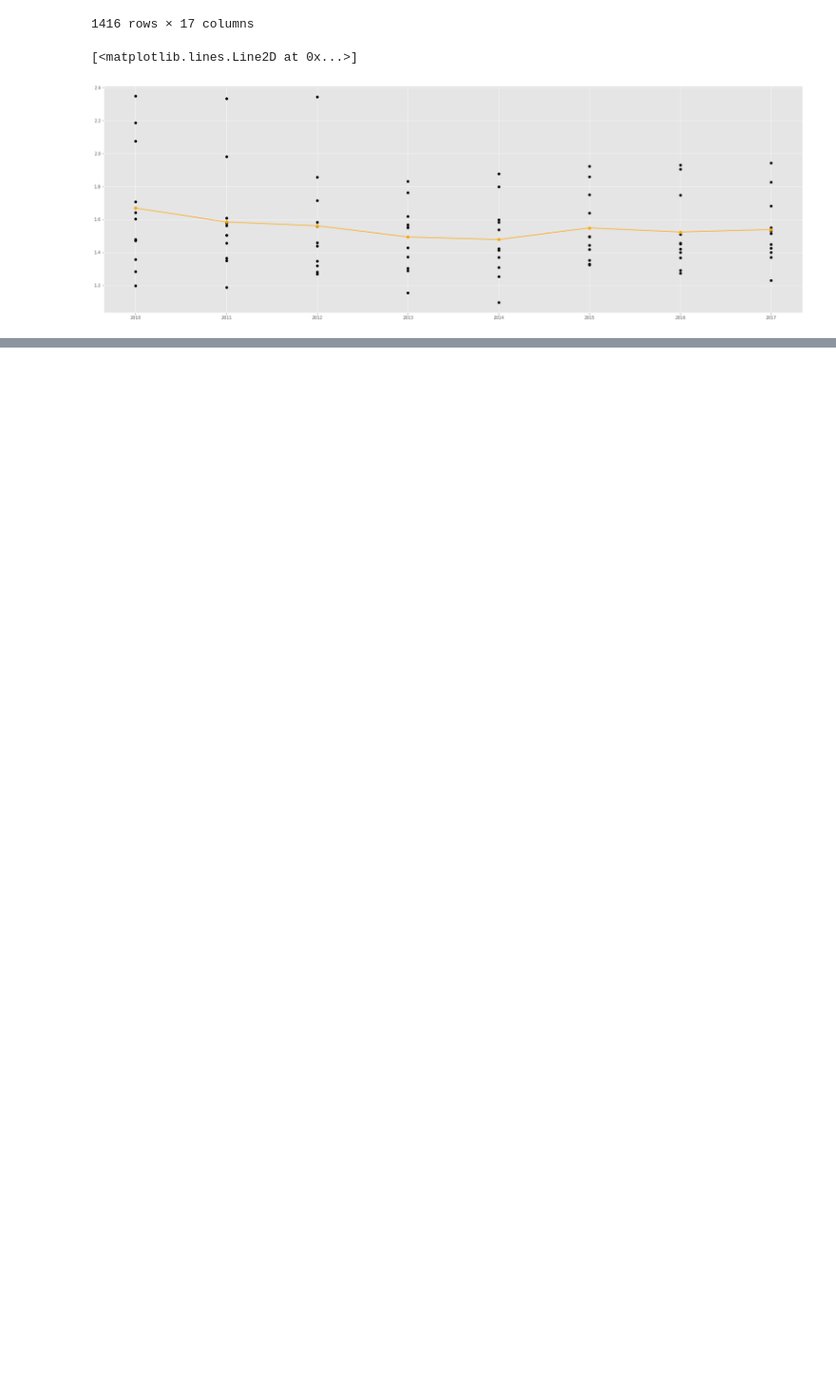
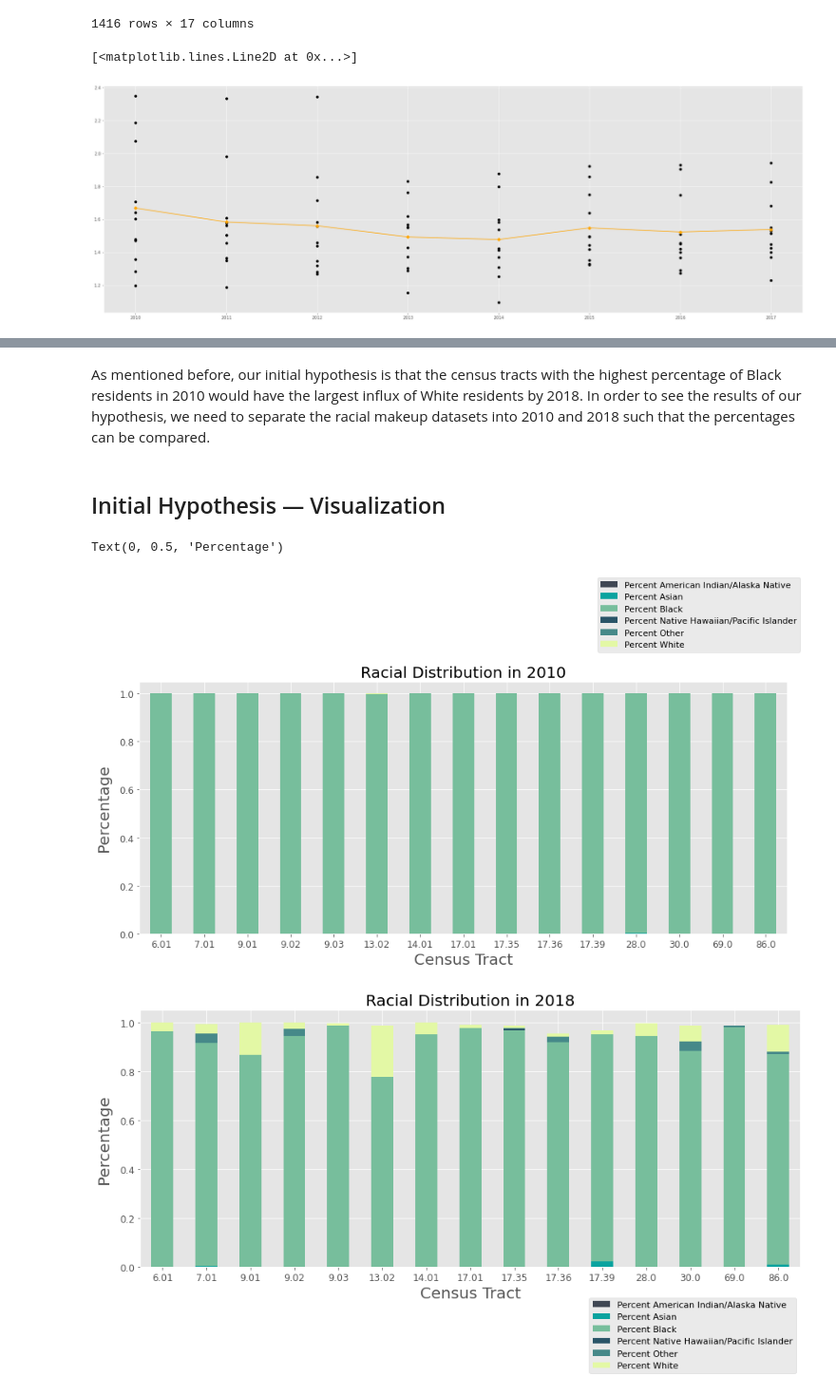
Before and after one commit to leosimanonok/DataScienceFinalTutorial, a Jupyter notebook: FinalTutorial_geo.ipynb, the cells around one changed output, grey strips where cells are left out. Shown at 95% size. Cells and saved outputs as stored; diff of their text form; code cells hidden in the pictures; blank space fills up the shorter version.

```diff
--- a/FinalTutorial_geo.ipynb
+++ b/FinalTutorial_geo.ipynb
@@ -568,0 +604,48 @@ ax.plot(year, new_data[["Mean Income / Median Income", "Year_x"]].groupby(["Year
+# %% [markdown]
+As mentioned before, our initial hypothesis is that the census tracts with the highest percentage of Black residents in 2010 would have the largest influx of White residents by 2018. In order to see the results of our hypothesis, we need to separate the racial makeup datasets into 2010 and 2018 such that the percentages can be compared.
+# %%
+#Make Datasets in 2010 and 2018 to calculate change:
+race_in2010 = race_pct[race_pct['Year']==2010]
+race_in2018 = race_pct[race_pct['Year']==2018]
+
+race_in2010.set_index('Census Tract', inplace=True)
+race_in2018.set_index('Census Tract', inplace=True)
+# %% [markdown]
+## Initial Hypothesis — Visualization
+# %%
+theme = [ '#404753', '#0AA39F','#77be9c',  '#2A5568', '#468989','#E3F8A5']
+
+#Determine which census tracts had the highest pct of Black residents in 2010:
+highest_pct_black = cens_race[cens_race['Year']==2010][['Census Tract',
+                        'Percent Black']].sort_values(by='Percent Black',ascending=False).head(15)
+init_hyp = list(highest_pct_black['Census Tract'].to_dict().values())
+
+#Create subsets for each of the years for comparison
+subset_2010 = race_in2010.loc[init_hyp]
+subset_2018 = race_in2018.loc[init_hyp]
+
+#-------------------------------------------Plotting--------------------------------------------
+
+#Create pivot tables and plot
+ax1 = subset_2010.pivot_table(index='Census Tract', values=pct_cols).plot.bar(stacked=True, color=theme,
+                                    rot=0, figsize=(15,6), fontsize='large')
+ax2 = subset_2018.pivot_table(index='Census Tract', values=pct_cols).plot.bar(stacked=True, color=theme,
+                                    fontsize='large', rot=0, figsize=(15,6))
+
+#Format title/axis titles/legend
+
+#ax1
+ax1.set_title('Racial Distribution in 2010', fontsize=20)
+ax1.legend(bbox_to_anchor=(.7, 1.1), fontsize=11)
+ax1.set_xlabel('Census Tract', fontsize=20)
+ax1.set_ylabel('Percentage', fontsize=20, labelpad=10)
+
+#ax2
+ax2.set_title('Racial Distribution in 2018', fontsize=20)
+ax2.legend(bbox_to_anchor=(1, -.1), fontsize=11)
+ax2.set_xlabel('Census Tract', fontsize=20)
+ax2.set_ylabel('Percentage', fontsize=20, labelpad=10)
+# %% [output]
+Text(0, 0.5, 'Percentage')
+[figure, added]
+[figure, added]
```
Also changed, not shown: parts of 51 cells of this notebook.
